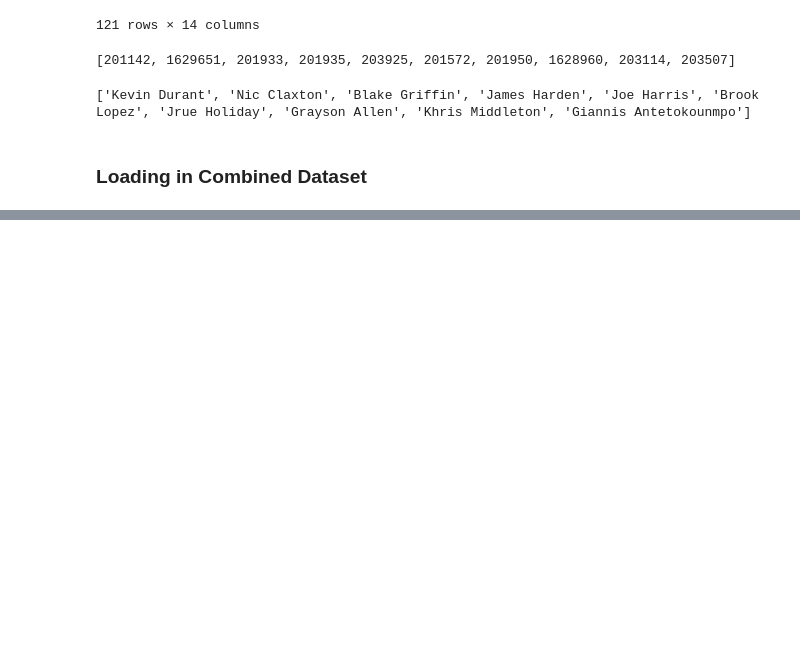
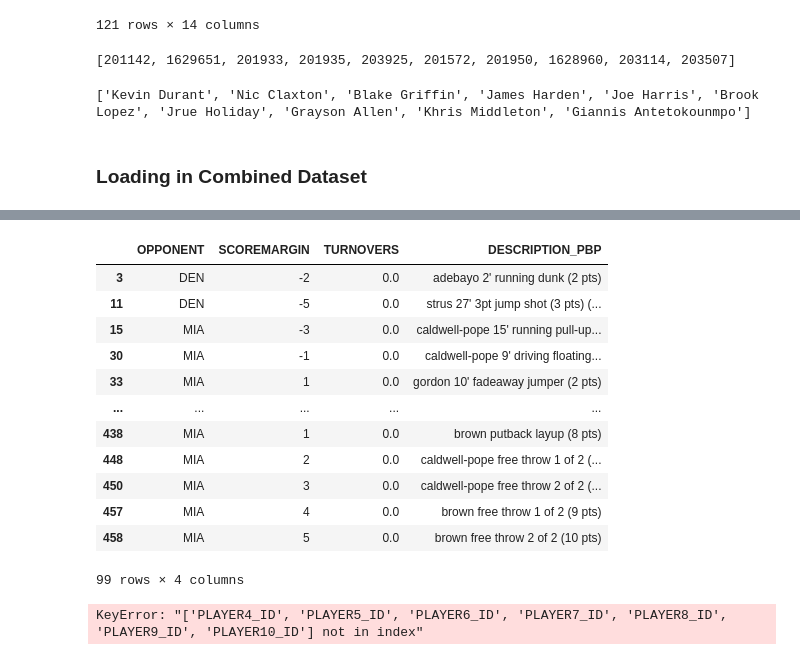
Before and after one commit to DanLeEpicMan/RAPM, a Jupyter notebook: data_pull.ipynb, the cells around one changed output, grey strips where cells are left out. Saved outputs shown, nothing was run; the diff lists cells and outputs as text; code cells hidden in the pictures; blank space fills up the shorter version.

```diff
--- a/data_pull.ipynb
+++ b/data_pull.ipynb
@@ -160,0 +143,24 @@ NameError: name 'full_pbp' is not defined
+# %%
+subset = full_pbp[(full_pbp['OPPONENT'].isna() == False)][['OPPONENT', 'SCOREMARGIN', 'TURNOVERS', 'DESCRIPTION_PBP']]
+subset[subset['SCOREMARGIN'].isna() == False]
+# %% [output]
+|  | OPPONENT | SCOREMARGIN | TURNOVERS | DESCRIPTION_PBP |
+| 3 | DEN | -2 | 0.0 | adebayo 2' running dunk (2 pts) |
+| 11 | DEN | -5 | 0.0 | strus 27' 3pt jump shot (3 pts) (... |
+| 15 | MIA | -3 | 0.0 | caldwell-pope 15' running pull-up... |
+| 30 | MIA | -1 | 0.0 | caldwell-pope 9' driving floating... |
+| 33 | MIA | 1 | 0.0 | gordon 10' fadeaway jumper (2 pts) |
+| ... | ... | ... | ... | ... |
+| 438 | MIA | 1 | 0.0 | brown putback layup (8 pts) |
+| 448 | MIA | 2 | 0.0 | caldwell-pope free throw 1 of 2 (... |
+| 450 | MIA | 3 | 0.0 | caldwell-pope free throw 2 of 2 (... |
+| 457 | MIA | 4 | 0.0 | brown free throw 1 of 2 (9 pts) |
+| 458 | MIA | 5 | 0.0 | brown free throw 2 of 2 (10 pts) |
+99 rows × 4 columns
+# %%
+subset = pd.concat([full_pbp.loc[:,['GAME_ID', 'SCOREMARGIN', 'SCORE', 'TURNOVERS', 'PLAYER1_ID', 'PLAYER2_ID', 'PLAYER3_ID', 'PLAYER4_ID', 'PLAYER5_ID',
+                                                                                    'PLAYER6_ID', 'PLAYER7_ID', 'PLAYER8_ID', 'PLAYER9_ID', 'PLAYER10_ID']]])
+#subset[subset['SCOREMARGIN'].isna() == False]
+subset
+# %% [output]
+KeyError: "['PLAYER4_ID', 'PLAYER5_ID', 'PLAYER6_ID', 'PLAYER7_ID', 'PLAYER8_ID', 'PLAYER9_ID', 'PLAYER10_ID'] not in index"
```
Also changed, not shown: parts of 6 cells of this notebook, 2 other files.
